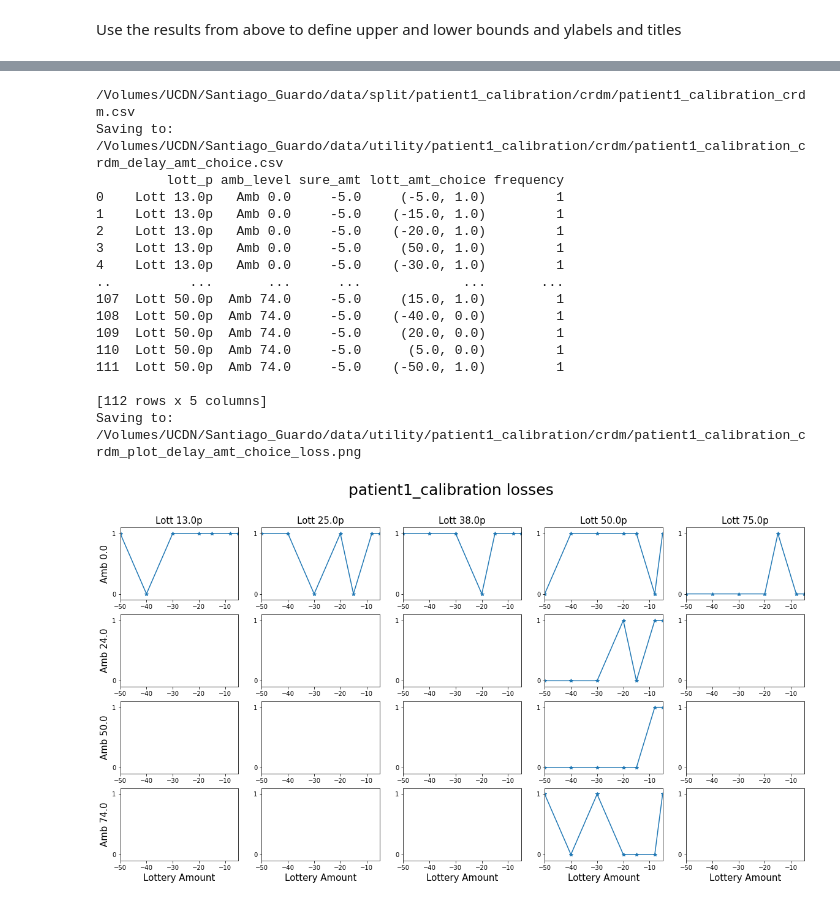
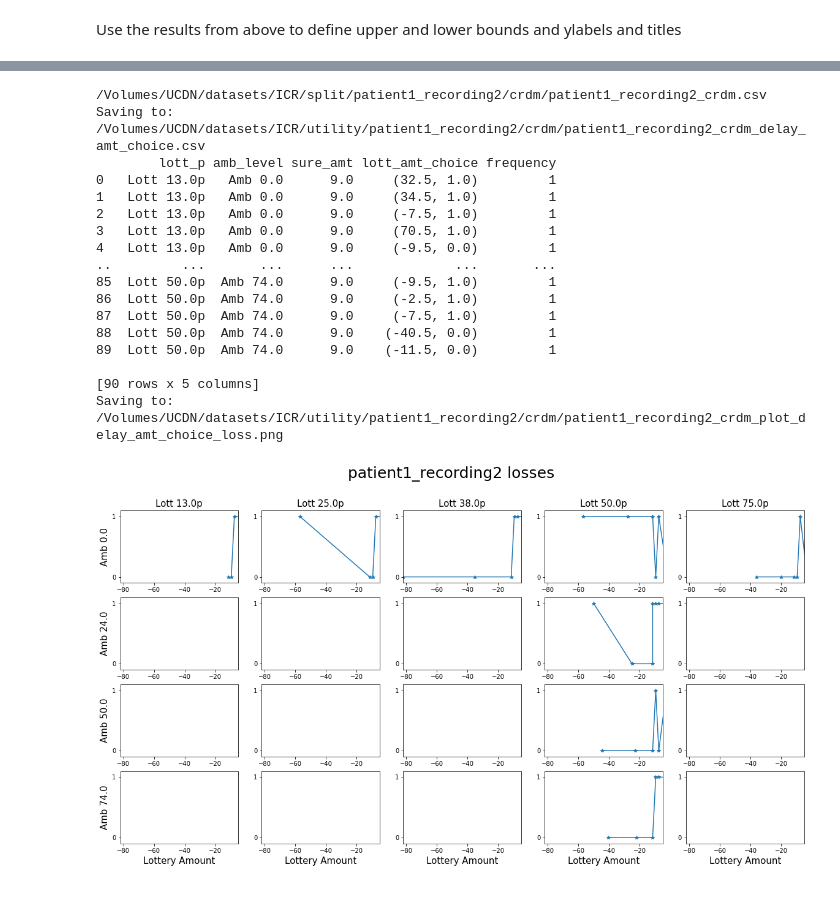
Before and after one commit to CDN-Lab/Intracraneal_electrodes, a Jupyter notebook: CRDMAnalysisCode.ipynb, the cells around one changed output, grey strips where cells are left out. Saved outputs shown, nothing was run; the diff lists cells and outputs as text; code cells hidden in the pictures.

```diff
--- a/CRDMAnalysisCode.ipynb
+++ b/CRDMAnalysisCode.ipynb
@@ -22,8 +22,8 @@ import os,sys
 
 #path= 'Z:/Santiago_Guardo/data' #Specify where the data is stored in the FileShare. This is for my Laptop
 
-path = '/Volumes/UCDN/Santiago_Guardo/data' #MAC path to the File share
-patient_code = 'patient1_calibration' #Specify the patient's code
+path = '/Volumes/UCDN/datasets/ICR' #MAC path to the File share
+patient_code = 'patient1_recording2' #Specify the patient's code
 patient_split_dir = os.path.join(path,'split')
 patient_trials = os.path.join(patient_split_dir,'{}/crdm/{}_crdm.csv').format(patient_code,patient_code) #This is the psychopy output CSV
 
@@ -155,7 +128,7 @@ Use the results from above to define upper and lower bounds and ylabels and titl
 #utility_dir defined at the beggining
 
 #get set of all good data files for analysis
-good_files = sorted(glob(os.path.join(split_dir, 'patient1_calibration/crdm/patient1_calibration_crdm.csv'))) #Modify thisss
+good_files = sorted(glob(os.path.join(split_dir, '*/crdm/*_crdm.csv')))
 if (not good_files):
   print("No good files available. Check file path.")
   sys.exit()
@@ -254,7 +263,7 @@ Saving to: /Volumes/UCDN/Santiago_Guardo/data/utility/patient1_calibration/crdm/
 #utility_dir defined at the beggining
 
 #get set of all good data files for analysis
-good_files = sorted(glob(os.path.join(split_dir, 'patient1_calibration/crdm/patient1_calibration_crdm.csv'))) #Modify thisss
+good_files = sorted(glob(os.path.join(split_dir, '{}/crdm/{}_crdm.csv'.format(patient_code,patient_code)))) #Modify thisss
 if (not good_files):
   print("No good files available. Check file path.")
   sys.exit()
@@ -302,47 +311,47 @@ for i, subj_fn in enumerate(good_files):
 
       if (not x):
         pass
       else:
         x,y = zip(*sorted(zip(x,y)))
       plt.plot(x,y,'*-')
       plt.ylim([-0.1,1.1])
       plt.xlim([df['crdm_lott_amt'].min(),-5])
       plt.yticks([0, 1]) #Setting Y axis ticks to only 0 and 1
       if (iplot == 0):
         plt.ylabel(ylabels[iimmed],fontsize=15)
       if (iimmed == 0):
         plt.title(titles[iplot],fontsize=15)
       if (iimmed == 3):
         plt.xlabel("Lottery Amount",fontsize=15)
 
   subj = get_subject(subj_fn)
 
   fn = os.path.join(utility_dir,subj,'crdm/{}_crdm_delay_amt_choice.csv'.format(subj))
   print("Saving to: {}".format(fn))
   lott_amt_choice_df.to_csv(fn)
   print(lott_amt_choice_df)
 
   plt.suptitle("{} losses".format(subj), fontsize=25)
   fig_fn = os.path.join(utility_dir,subj,'crdm/{}_crdm_plot_delay_amt_choice_loss.png'.format(subj))
   print("Saving to: {}".format(fig_fn))
   plt.savefig(fig_fn)
   plt.show()
 # %% [output]
-/Volumes/UCDN/Santiago_Guardo/data/split/patient1_calibration/crdm/patient1_calibration_crdm.csv
-Saving to: /Volumes/UCDN/Santiago_Guardo/data/utility/patient1_calibration/crdm/patient1_calibration_crdm_delay_amt_choice.csv
-         lott_p amb_level sure_amt lott_amt_choice frequency
-0    Lott 13.0p   Amb 0.0     -5.0     (-5.0, 1.0)         1
-1    Lott 13.0p   Amb 0.0     -5.0    (-15.0, 1.0)         1
-2    Lott 13.0p   Amb 0.0     -5.0    (-20.0, 1.0)         1
-3    Lott 13.0p   Amb 0.0     -5.0     (50.0, 1.0)         1
-4    Lott 13.0p   Amb 0.0     -5.0    (-30.0, 1.0)         1
-..          ...       ...      ...             ...       ...
-107  Lott 50.0p  Amb 74.0     -5.0     (15.0, 1.0)         1
-108  Lott 50.0p  Amb 74.0     -5.0    (-40.0, 0.0)         1
-109  Lott 50.0p  Amb 74.0     -5.0     (20.0, 0.0)         1
-110  Lott 50.0p  Amb 74.0     -5.0      (5.0, 0.0)         1
-111  Lott 50.0p  Amb 74.0     -5.0    (-50.0, 1.0)         1
+/Volumes/UCDN/datasets/ICR/split/patient1_recording2/crdm/patient1_recording2_crdm.csv
+Saving to: /Volumes/UCDN/datasets/ICR/utility/patient1_recording2/crdm/patient1_recording2_crdm_delay_amt_choice.csv
+        lott_p amb_level sure_amt lott_amt_choice frequency
+0   Lott 13.0p   Amb 0.0      9.0     (32.5, 1.0)         1
+1   Lott 13.0p   Amb 0.0      9.0     (34.5, 1.0)         1
+2   Lott 13.0p   Amb 0.0      9.0     (-7.5, 1.0)         1
+3   Lott 13.0p   Amb 0.0      9.0     (70.5, 1.0)         1
+4   Lott 13.0p   Amb 0.0      9.0     (-9.5, 0.0)         1
+..         ...       ...      ...             ...       ...
+85  Lott 50.0p  Amb 74.0      9.0     (-9.5, 1.0)         1
+86  Lott 50.0p  Amb 74.0      9.0     (-2.5, 1.0)         1
+87  Lott 50.0p  Amb 74.0      9.0     (-7.5, 1.0)         1
+88  Lott 50.0p  Amb 74.0      9.0    (-40.5, 0.0)         1
+89  Lott 50.0p  Amb 74.0      9.0    (-11.5, 0.0)         1
 
-[112 rows x 5 columns]
-Saving to: /Volumes/UCDN/Santiago_Guardo/data/utility/patient1_calibration/crdm/patient1_calibration_crdm_plot_delay_amt_choice_loss.png
+[90 rows x 5 columns]
+Saving to: /Volumes/UCDN/datasets/ICR/utility/patient1_recording2/crdm/patient1_recording2_crdm_plot_delay_amt_choice_loss.png
-[figure, old version]
+[figure, new version]
```
Also changed, not shown: parts of 4 cells of this notebook.
